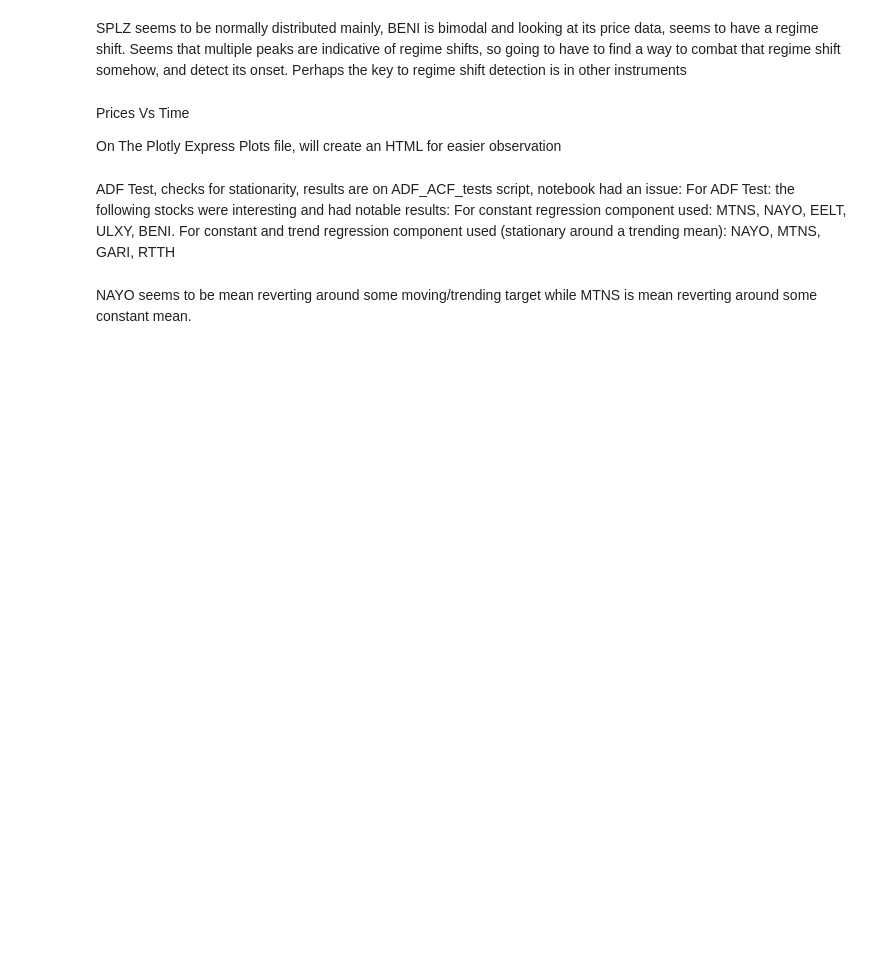
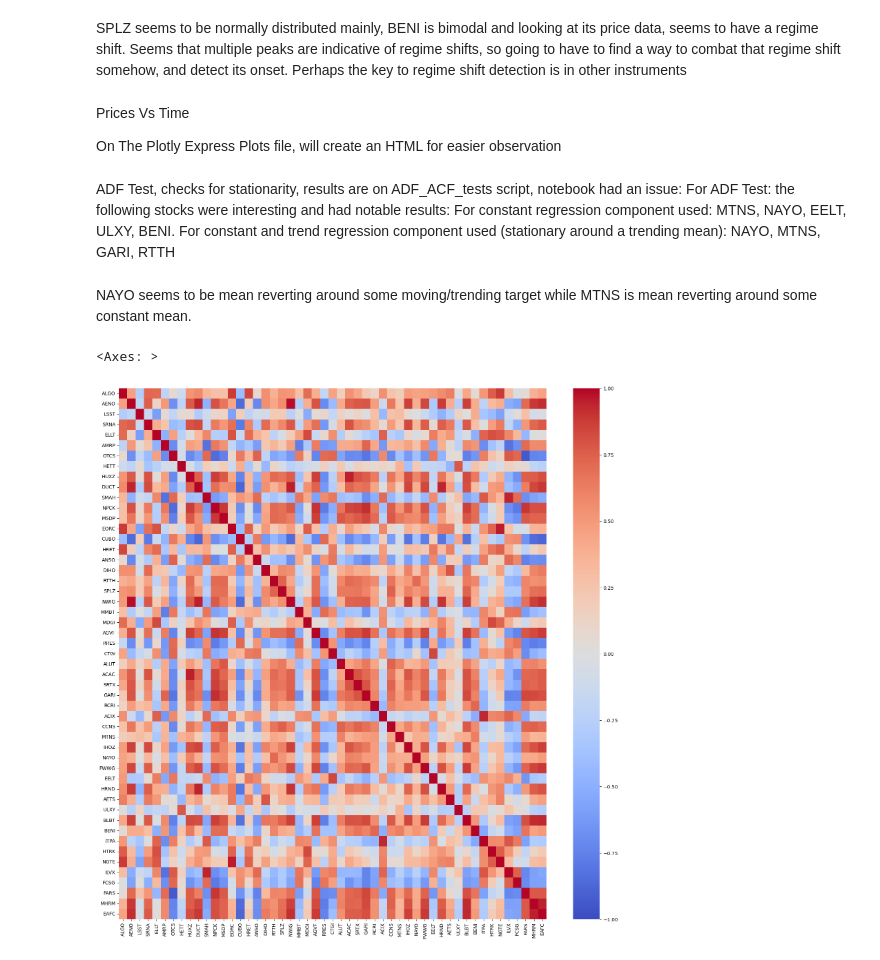
Before and after one commit to kneilkumar/SNK-Algothon, a Jupyter notebook: SIG ALGOTHON 2026/EDAS/Algothon EDA notebook.ipynb, the cells around one changed output. Saved outputs shown, nothing was run; the diff lists cells and outputs as text; code cells hidden in the pictures; blank space fills up the shorter version.

```diff
--- a/SIG ALGOTHON 2026/EDAS/Algothon EDA notebook.ipynb
+++ b/SIG ALGOTHON 2026/EDAS/Algothon EDA notebook.ipynb
@@ -147,4 +139,9 @@ NAYO, MTNS, GARI, RTTH
 # %% [markdown]
 NAYO seems to be mean reverting around some moving/trending target while MTNS is mean reverting around some constant mean.
 # %%
-sns.heatmap(data=prices, annot=True, cmap='coolwarm', vmin=-1, vmax=1)
+matrix1 = prices.corr('spearman')
+plt.figure(figsize=(20,20))
+sns.heatmap(data=matrix1, cmap='coolwarm', vmin=-1, vmax=1)
+# %% [output]
+<Axes: >
+[figure, added]
```
Also changed, not shown: parts of 3 cells of this notebook, 1 other file.
